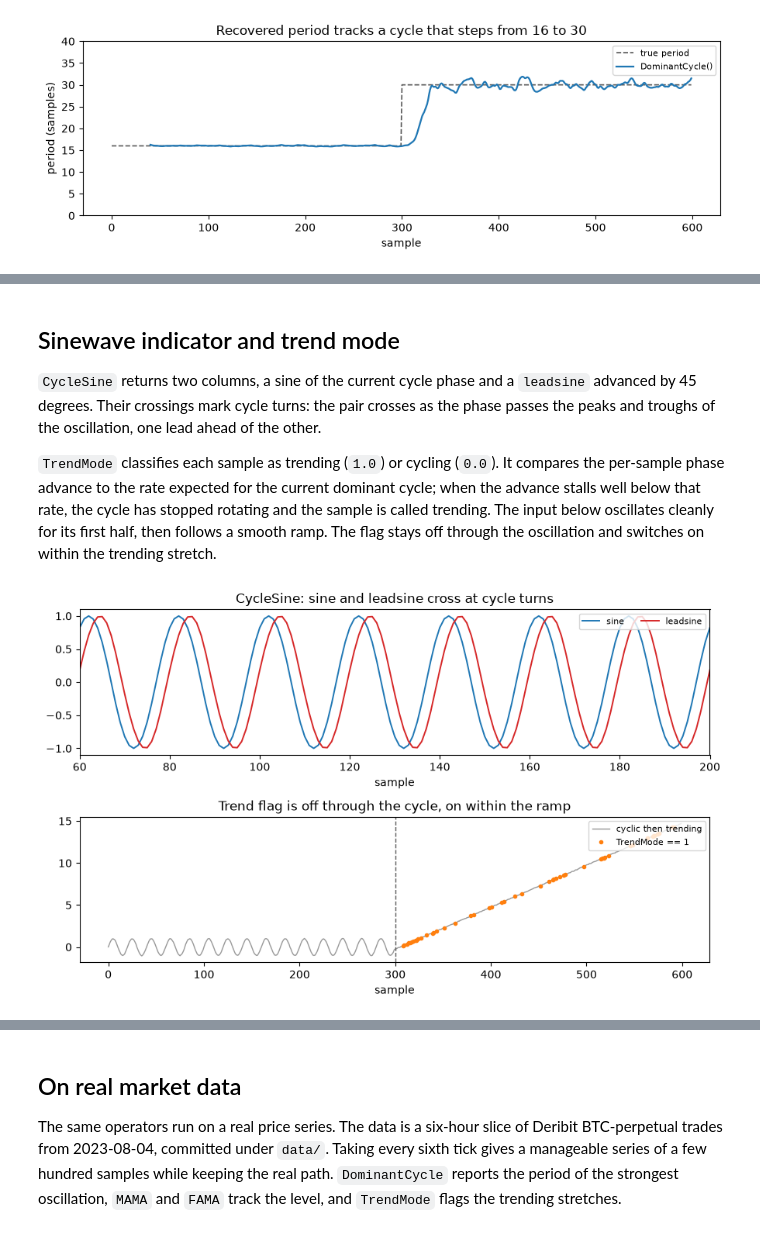
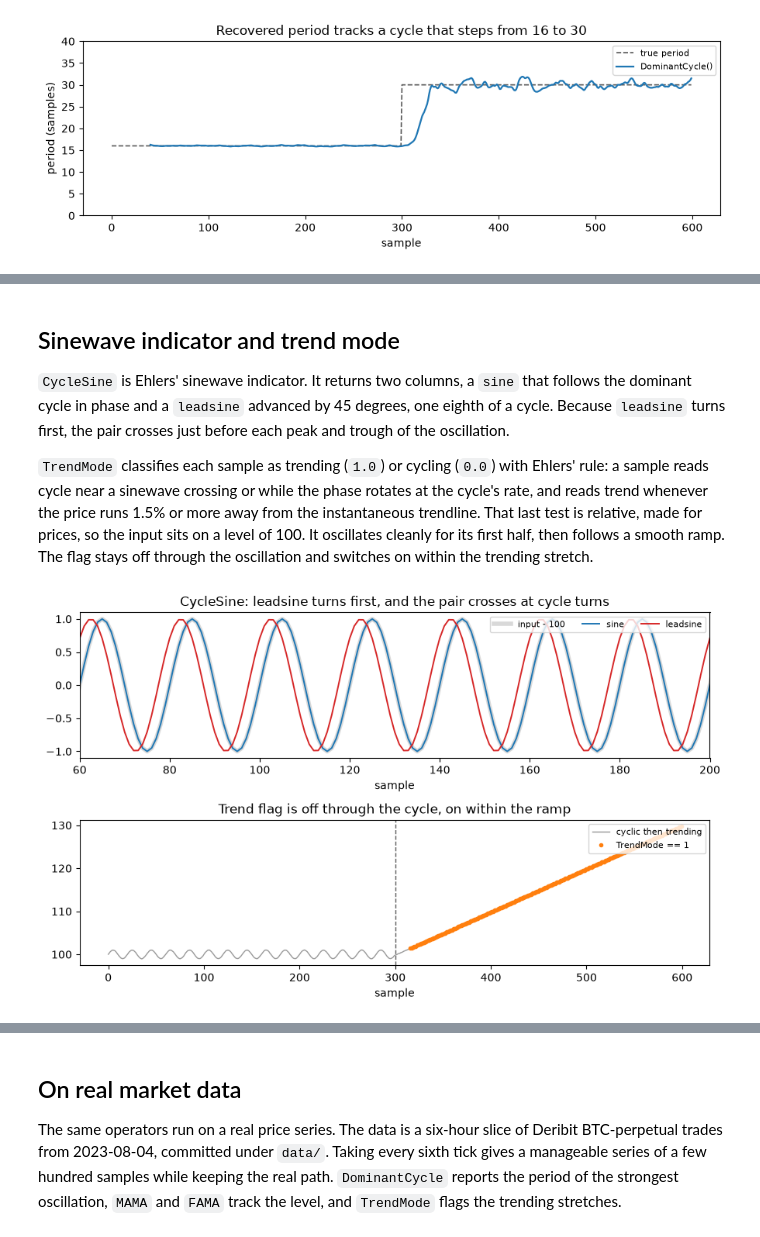
Before and after one commit to screamer-labs/screamer, a Jupyter notebook: docs/notebooks/19-cycle-and-spectral-analysis.ipynb, the cells around one changed output, grey strips where cells are left out. Drawn from its saved outputs; the diff is of its cells as text; code cells hidden in the pictures.

```diff
--- a/docs/notebooks/19-cycle-and-spectral-analysis.ipynb
+++ b/docs/notebooks/19-cycle-and-spectral-analysis.ipynb
@@ -134,40 +135,42 @@ plt.tight_layout()
 # %% [markdown]
 ## Sinewave indicator and trend mode
 
-`CycleSine` returns two columns, a sine of the current cycle phase and a
-`leadsine` advanced by 45 degrees. Their crossings mark cycle turns: the pair
-crosses as the phase passes the peaks and troughs of the oscillation, one lead
-ahead of the other.
+`CycleSine` is Ehlers' sinewave indicator. It returns two columns, a `sine` that
+follows the dominant cycle in phase and a `leadsine` advanced by 45 degrees, one
+eighth of a cycle. Because `leadsine` turns first, the pair crosses just before
+each peak and trough of the oscillation.
 
-`TrendMode` classifies each sample as trending (`1.0`) or cycling (`0.0`). It
-compares the per-sample phase advance to the rate expected for the current
-dominant cycle; when the advance stalls well below that rate, the cycle has
-stopped rotating and the sample is called trending. The input below oscillates
-cleanly for its first half, then follows a smooth ramp. The flag stays off
-through the oscillation and switches on within the trending stretch.
+`TrendMode` classifies each sample as trending (`1.0`) or cycling (`0.0`) with
+Ehlers' rule: a sample reads cycle near a sinewave crossing or while the phase
+rotates at the cycle's rate, and reads trend whenever the price runs 1.5% or
+more away from the instantaneous trendline. That last test is relative, made for
+prices, so the input sits on a level of 100. It oscillates cleanly for its first
+half, then follows a smooth ramp. The flag stays off through the oscillation and
+switches on within the trending stretch.
 # %%
 c = 300
-cycle_part = np.sin(2 * np.pi * np.arange(c) / 20)
-ramp_part = cycle_part[-1] + 0.05 * np.arange(1, c + 1)
+cycle_part = 100 + np.sin(2 * np.pi * np.arange(c) / 20)
+ramp_part = cycle_part[-1] + 0.1 * np.arange(1, c + 1)
 mixed = np.concatenate([cycle_part, ramp_part]) + 0.02 * rng.standard_normal(2 * c)
 
 sine, leadsine = CycleSine()(cycle_part).T
-mode = TrendMode(phase_rate_frac=0.5)(mixed)
+mode = TrendMode()(mixed)
 
 fig, (axs, axm) = plt.subplots(2, 1, figsize=(9, 5.5))
+axs.plot(cycle_part - 100, lw=4.0, color="0.85", label="input - 100")
 axs.plot(sine, lw=1.4, color="C0", label="sine")
 axs.plot(leadsine, lw=1.4, color="C3", label="leadsine")
 axs.set_xlim(60, 200)
-finish(axs, "CycleSine: sine and leadsine cross at cycle turns", ncol=2)
+finish(axs, "CycleSine: leadsine turns first, and the pair crosses at cycle turns", ncol=3)
 
 trend_hits = np.where(mode == 1.0)[0]
 axm.plot(mixed, lw=1.0, color="0.6", label="cyclic then trending")
 axm.plot(trend_hits, mixed[trend_hits], "o", ms=3, color="C1", label="TrendMode == 1")
 axm.axvline(c, color="0.35", ls="--", lw=1.0)
 finish(axm, "Trend flag is off through the cycle, on within the ramp")
 plt.tight_layout()
 # %% [output]
-[figure, old version]
+[figure, new version]
 # %% [markdown]
 ## Adaptive smoothing
 
```
Also changed, not shown: parts of 6 cells of this notebook, 48 other files.
